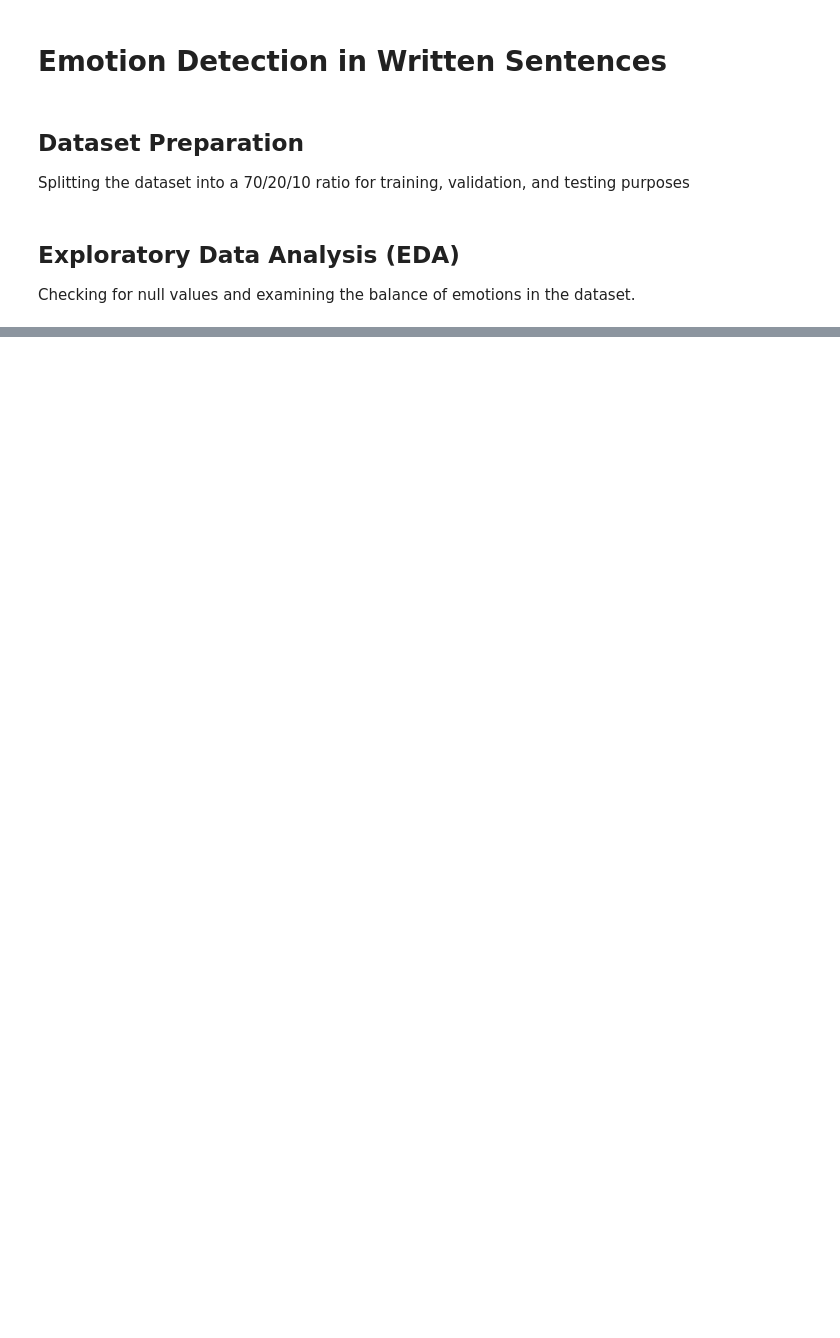
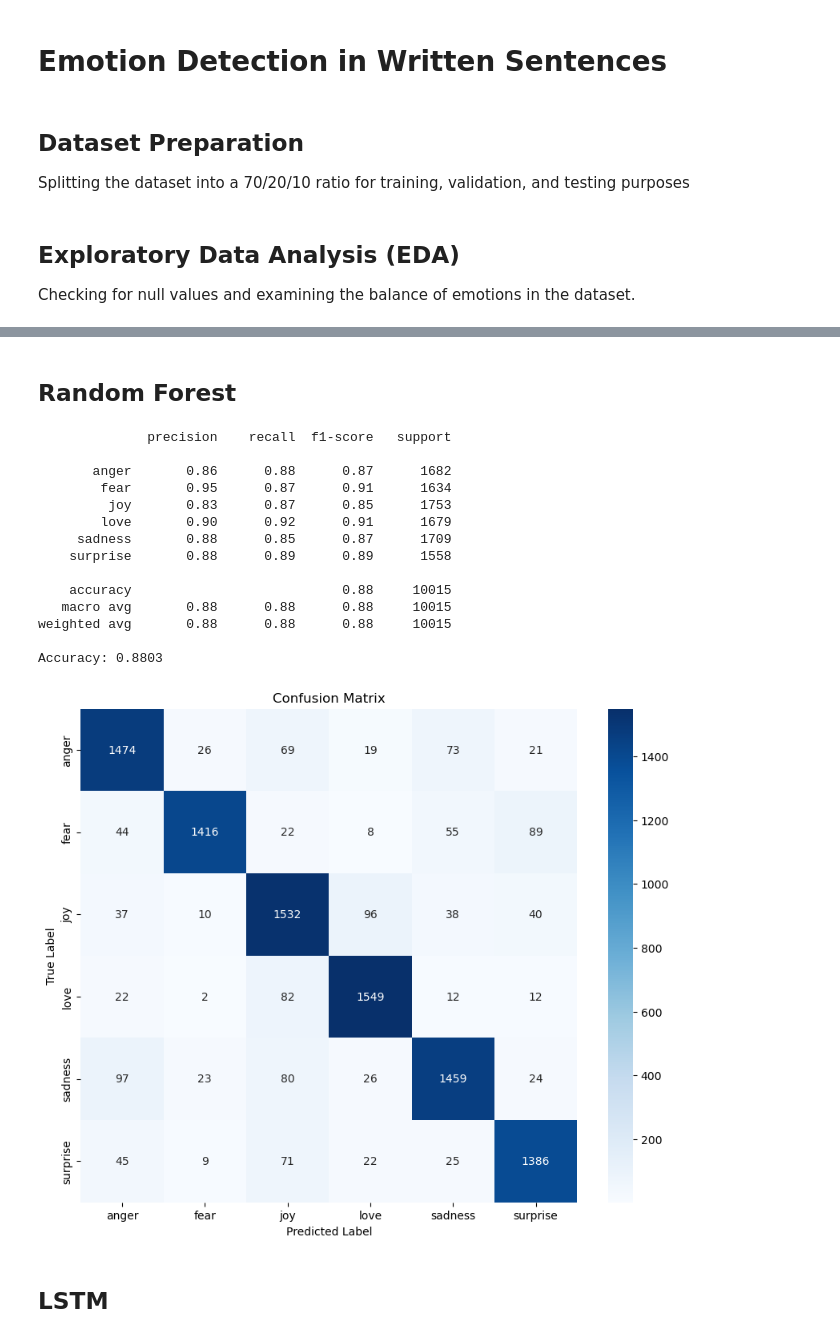
Before and after one commit to nina-bu/nlp-emotion-classifier, a Jupyter notebook: emotion-classification.ipynb, the cells around one changed output, grey strips where cells are left out. Drawn from its saved outputs; the diff is of its cells as text; code cells hidden in the pictures; blank space fills up the shorter version.

```diff
--- a/emotion-classification.ipynb
+++ b/emotion-classification.ipynb
@@ -61,0 +206,44 @@ Conclusions:
+# %% [markdown]
+## Random Forest
+# %%
+from sklearn.ensemble import RandomForestClassifier
+
+X_train_vectorized = vectorizer.fit_transform(X_train.values)
+X_test_vectorized = vectorizer.transform(X_test.values)
+
+classifierRF = RandomForestClassifier(max_features="sqrt", min_samples_split=10, min_samples_leaf=2, n_jobs=-1)
+classifierRF.fit(X_train_vectorized, y_train)
+
+y_pred = classifierRF.predict(X_test_vectorized)
+
+accuracy = accuracy_score(y_test, y_pred)
+report = classification_report(y_test, y_pred)
+print(report)
+print(f"Accuracy: {accuracy:.4f}")
+
+confusion_mat = confusion_matrix(y_test, y_pred)
+
+plt.figure(figsize=(10, 8))
+sns.heatmap(confusion_mat, annot=True, fmt='d', cmap='Blues', xticklabels=classifierRF.classes_, yticklabels=classifierRF.classes_)
+plt.title('Confusion Matrix')
+plt.xlabel('Predicted Label')
+plt.ylabel('True Label')
+plt.show()
+# %% [output]
+              precision    recall  f1-score   support
+
+       anger       0.86      0.88      0.87      1682
+        fear       0.95      0.87      0.91      1634
+         joy       0.83      0.87      0.85      1753
+        love       0.90      0.92      0.91      1679
+     sadness       0.88      0.85      0.87      1709
+    surprise       0.88      0.89      0.89      1558
+
+    accuracy                           0.88     10015
+   macro avg       0.88      0.88      0.88     10015
+weighted avg       0.88      0.88      0.88     10015
+
+Accuracy: 0.8803
+[figure, added]
+# %% [markdown]
+## LSTM
```
Also changed, not shown: parts of 15 cells of this notebook.
